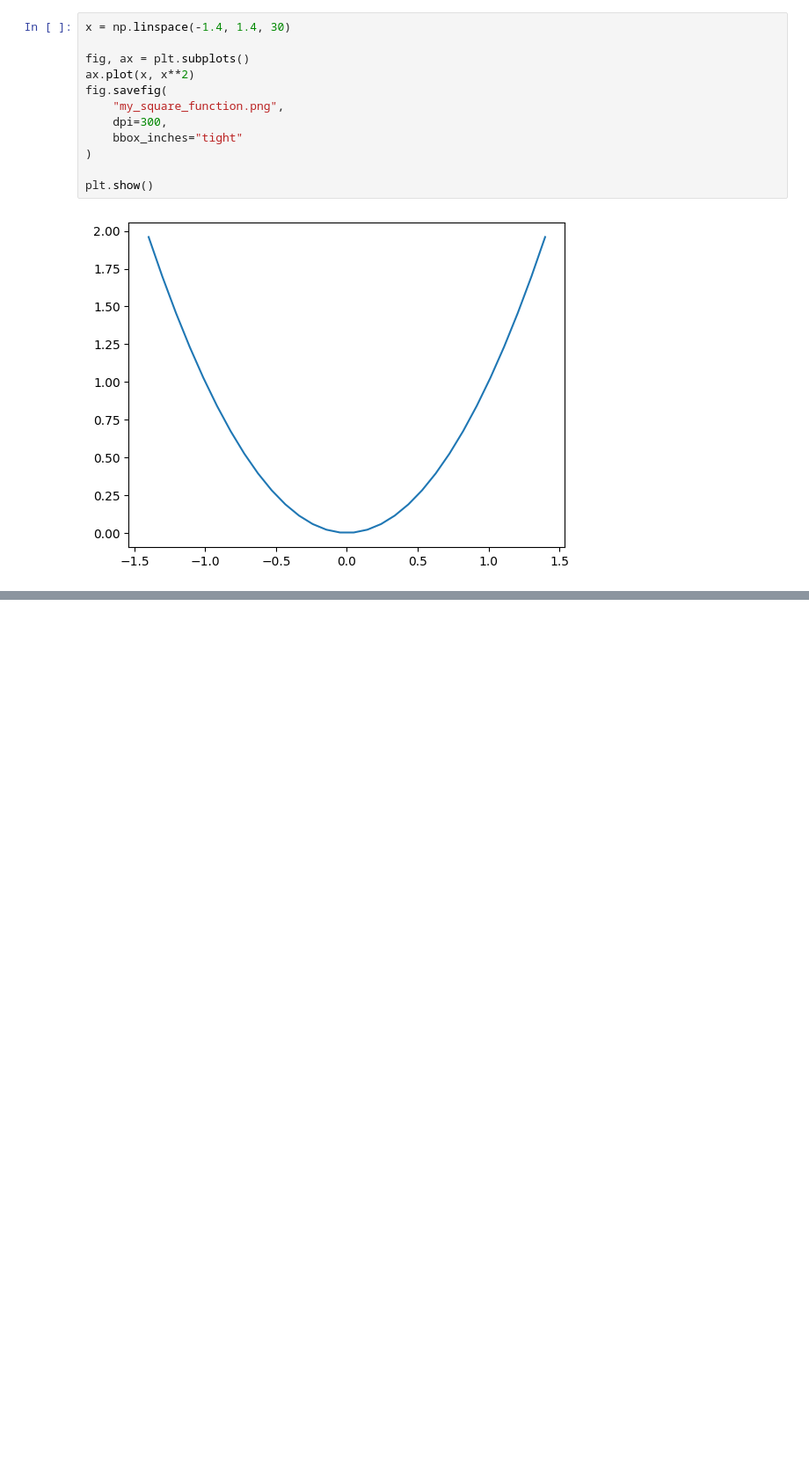
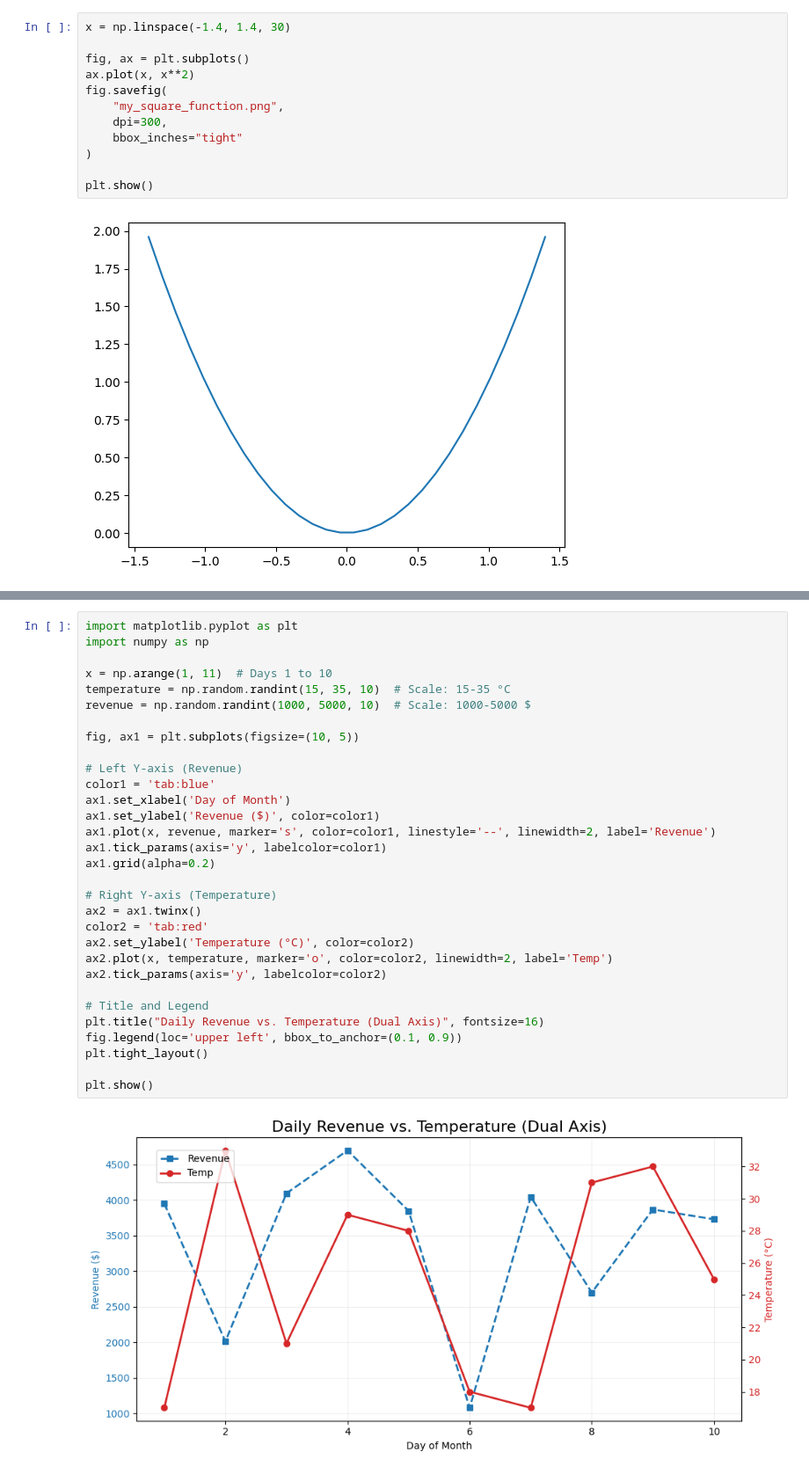
Before and after one commit to sarishma123/Python_4thsem, a Jupyter notebook: matplotlibapt2.ipynb, the cells around one changed output, grey strips where cells are left out. Shown at 88% size. Drawn from its saved outputs; the diff is of its cells as text; blank space fills up the shorter version.

```diff
--- a/matplotlibapt2.ipynb
+++ b/matplotlibapt2.ipynb
@@ -50,0 +77,33 @@ plt.show()
+# %%
+import matplotlib.pyplot as plt
+import numpy as np
+
+x = np.arange(1, 11)  # Days 1 to 10
+temperature = np.random.randint(15, 35, 10)  # Scale: 15-35 °C
+revenue = np.random.randint(1000, 5000, 10)  # Scale: 1000-5000 $
+
+fig, ax1 = plt.subplots(figsize=(10, 5))
+
+# Left Y-axis (Revenue)
+color1 = 'tab:blue'
+ax1.set_xlabel('Day of Month')
+ax1.set_ylabel('Revenue ($)', color=color1)
+ax1.plot(x, revenue, marker='s', color=color1, linestyle='--', linewidth=2, label='Revenue')
+ax1.tick_params(axis='y', labelcolor=color1)
+ax1.grid(alpha=0.2)
+
+# Right Y-axis (Temperature)
+ax2 = ax1.twinx()
+color2 = 'tab:red'
+ax2.set_ylabel('Temperature (°C)', color=color2)
+ax2.plot(x, temperature, marker='o', color=color2, linewidth=2, label='Temp')
+ax2.tick_params(axis='y', labelcolor=color2)
+
+# Title and Legend
+plt.title("Daily Revenue vs. Temperature (Dual Axis)", fontsize=16)
+fig.legend(loc='upper left', bbox_to_anchor=(0.1, 0.9))
+plt.tight_layout()
+
+plt.show()
+# %% [output]
+[figure, added]
```
Also changed, not shown: parts of 4 cells of this notebook.
